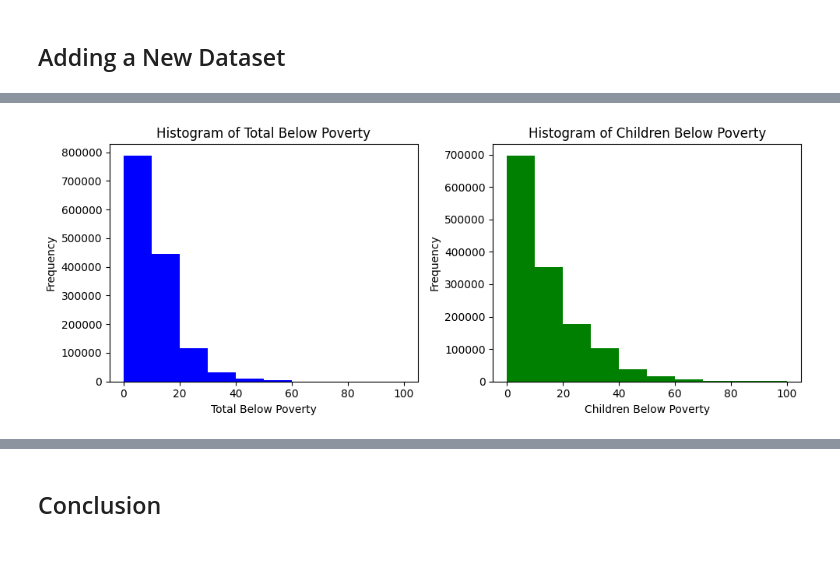
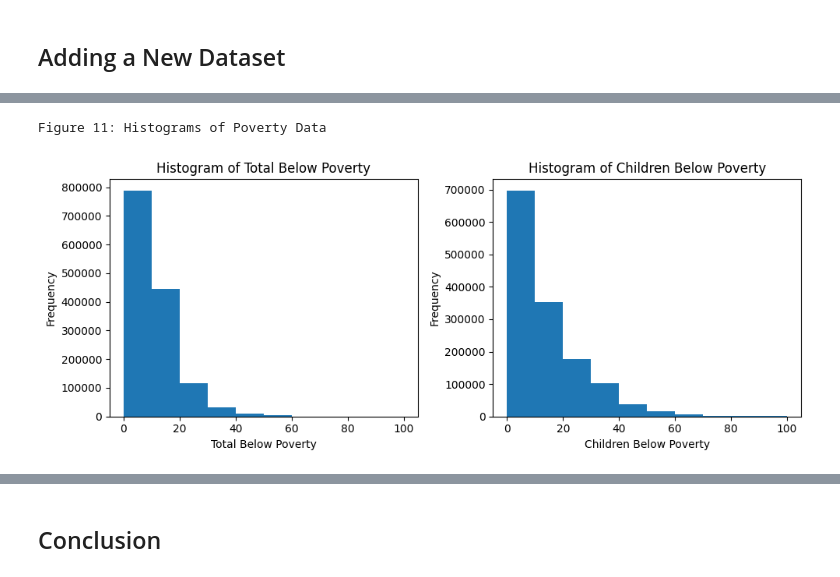
Before and after one commit to ECO225-W2024/project-one-code-S-O-Ahn, a Jupyter notebook: Project 1.ipynb, the cells around one changed output, grey strips where cells are left out. Cells and saved outputs as stored; diff of their text form; code cells hidden in the pictures.

```diff
--- a/Project 1.ipynb
+++ b/Project 1.ipynb
@@ -692,23 +712,25 @@ df_data.head()
 # %%
+print('Figure 11: Histograms of Poverty Data')
 # Create a figure with two subplots
 fig, axes = plt.subplots(1, 2, figsize=(10, 4))
 
 # Plot histogram for "total_below_pov"
-axes[0].hist(df_data['total_below_pov'], bins=10, color='blue')
+axes[0].hist(df_data['total_below_pov'], bins=10)
 axes[0].set_xlabel('Total Below Poverty')
 axes[0].set_ylabel('Frequency')
 axes[0].set_title('Histogram of Total Below Poverty')
 
 # Plot histogram for "children_below_pov"
-axes[1].hist(df_data['children_below_pov'], bins=10, color='green')
+axes[1].hist(df_data['children_below_pov'], bins=10)
 axes[1].set_xlabel('Children Below Poverty')
 axes[1].set_ylabel('Frequency')
 axes[1].set_title('Histogram of Children Below Poverty')
 
 # Adjust the spacing between subplots
 plt.tight_layout()
 
 # Show the figure
 plt.show()
 # %% [output]
+Figure 11: Histograms of Poverty Data
-[figure, old version]
+[figure, new version]
```
Also changed, not shown: parts of 37 cells of this notebook.
